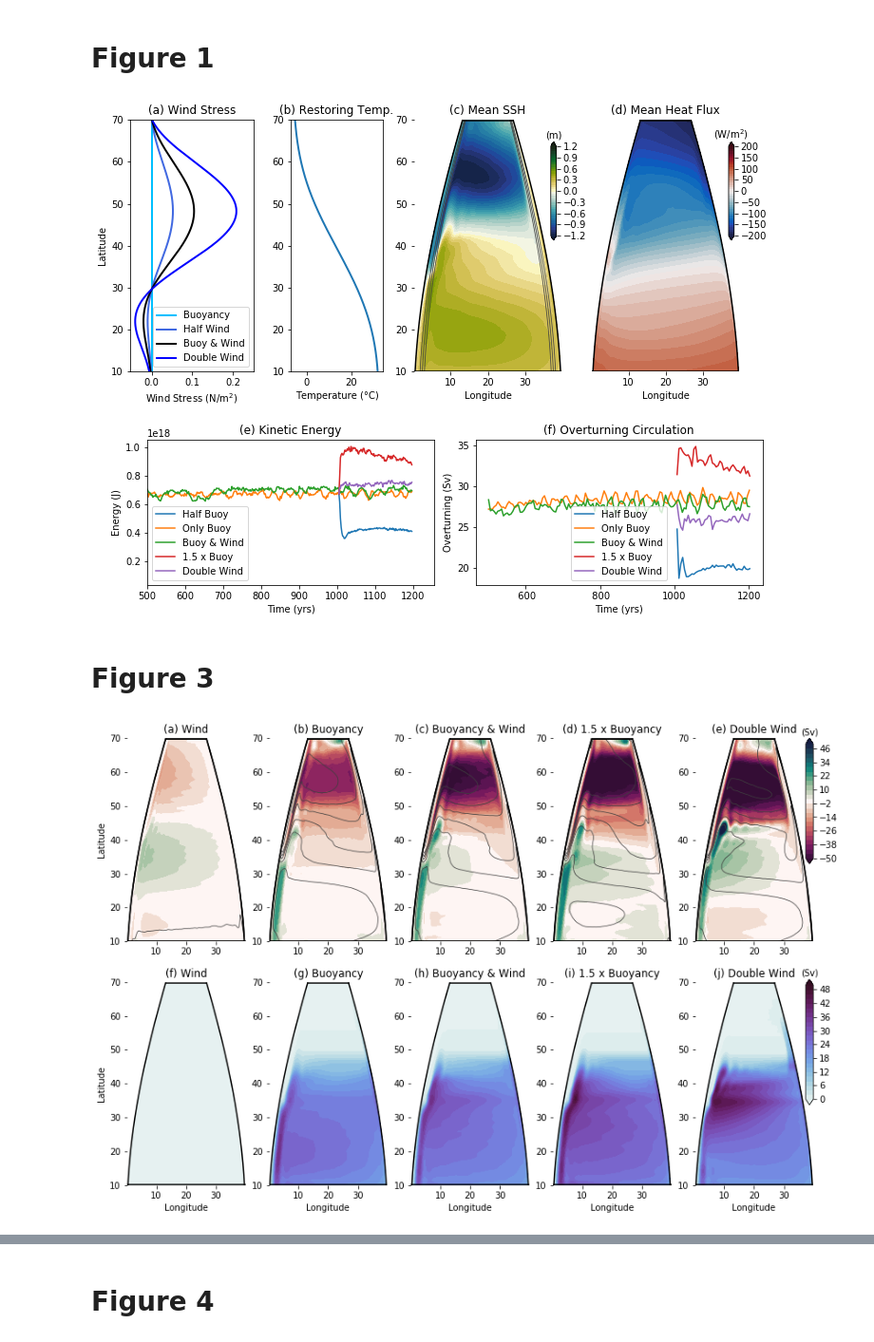
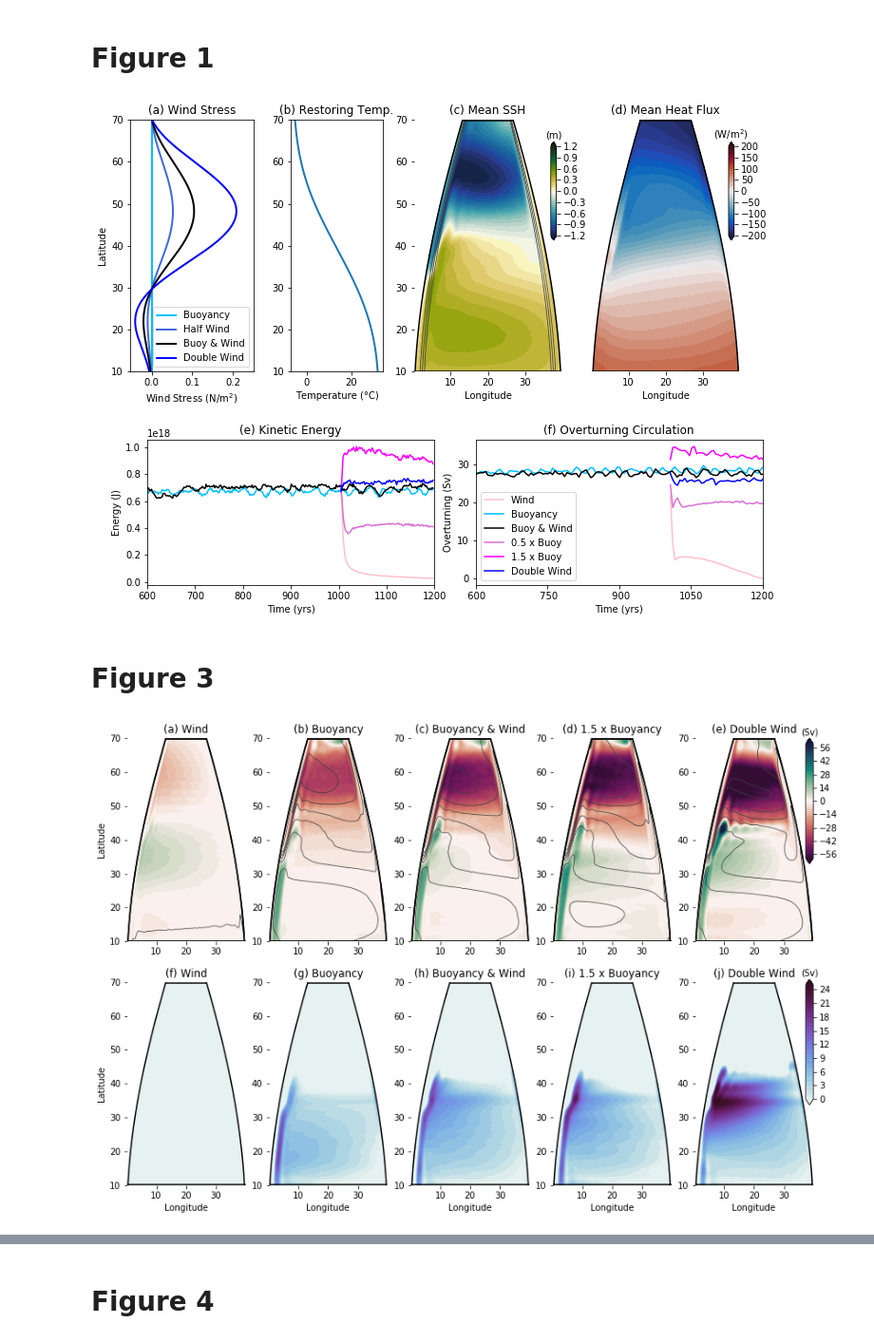
Before and after one commit to AndyHoggANU/tub-north, a Jupyter notebook: PaperFigures.ipynb, the cells around one changed output, grey strips where cells are left out. Shown at 95% size. Cells and saved outputs as stored; diff of their text form; code cells hidden in the pictures.

```diff
--- a/PaperFigures.ipynb
+++ b/PaperFigures.ipynb
@@ -33,18 +33,22 @@ buoyancy = [0, 0.05, 0.1, 0.2, 0.3]
 GM_expts = ['tx01-fc02','tx00-fc02','GM','GM-tx00']
 processed = '/Users/andy/Code/buoyancy-gyres/tub-north-processed/'
 
-Expts = ['tx01-fc01','tx00-fc02','tx01-fc02','tx01-fc03','tx02-fc02']
-ExptLabels=['Half Buoy','Only Buoy','Buoy & Wind','1.5 x Buoy','Double Wind']
+Expts = ['tx01-fc00','tx00-fc02','tx01-fc02','tx01-fc01','tx01-fc03','tx02-fc02']
+ExptLabels=['Wind','Buoyancy','Buoy & Wind','0.5 x Buoy','1.5 x Buoy','Double Wind']
+ExptColour = ['pink','deepskyblue','k','orchid','magenta','b']
+
+AllExpts = ['tx01-fc00','tx00-fc02','tx01-fc02','tx01-fc005','tx01-fc01','tx005-fc02','tx01-fc03','tx02-fc02']
+AllLabels=['(a) Wind','(b) Buoyancy','(c) Buoy & Wind','(d) 0.25 x Buoy','(e) 0.5 x Buoy','(f) 0.5 x Wind','(g) 1.5 x Buoy','(h) Double Wind']
 
 
 KeyExpts = ['tx01-fc00','tx00-fc02','tx01-fc02','tx01-fc03','tx02-fc02']
 KeyLabels=['(a) Wind','(b) Buoyancy','(c) Buoyancy & Wind','(d) 1.5 x Buoyancy','(e) Double Wind']
 LowerLabels=['(f) Wind','(g) Buoyancy','(h) Buoyancy & Wind','(i) 1.5 x Buoyancy','(j) Double Wind']
 KeyColour = ['pink','deepskyblue','k','magenta','b']
-BuoyColour = ['pink','hotpink','k','magenta']
-BuoyLabel = ['Wind','Half Buoy','Buoy & Wind','Double Buoy']
+BuoyColour = ['pink','plum','orchid','k','magenta']
+BuoyLabel = ['Wind','0.25 x Buoy','0.5 x Buoy','Buoy & Wind','1.5 x Buoy']
 WindColour = ['deepskyblue','royalblue','k','b']
-WindLabel = ['Buoyancy','Half Wind','Buoy & Wind','Double Wind']
+WindLabel = ['Buoyancy','0.5 x Wind','Buoy & Wind','Double Wind']
 # %%
 def plot_mercator(ax,X0,Y0):
     X,Y = np.meshgrid(X0,Y0)
@@ -184,9 +188,9 @@ for ekey in Expts:
     expt = exptdict[ekey]['expt']
     FileName = processed+expt+'/'+'KE_timeseries.nc'
     KE = xr.open_dataset(FileName).KE
-    KE.groupby_bins('Time',np.arange(0,1200,2)).mean().plot(label=ExptLabels[ii])
-plt.legend()
-ax0.set_xlim(xmin=500)
+    KE.groupby_bins('Time',np.arange(0,1200,2)).mean().plot(color=ExptColour[ii],label=ExptLabels[ii])
+#plt.legend()
+ax0.set_xlim([600,1200])
 ax0.set_ylabel('Energy (J)')
 ax0.set_xlabel('Time (yrs)')
 ax0.set_title('(e) Kinetic Energy')
@@ -201,10 +205,10 @@ for ekey in Expts:
     expt = exptdict[ekey]['expt']
     FileName = processed+expt+'/'+variable+'_overturning_timeseries.nc'
     psi = xr.open_dataset(FileName).vh_rho
-    psi.sel(Time=slice('0500-01-01','1200-01-01')).resample(Time='5Y').mean().plot(label=ExptLabels[ii])
+    psi.sel(Time=slice('0500-01-01','1200-01-01')).resample(Time='5Y').mean().plot(color=ExptColour[ii],label=ExptLabels[ii])
 #plt.ylim(ymin=0,ymax=36)
 plt.legend()
-
+ax0.set_xlim([cftime.DatetimeJulian(600,1,1),cftime.DatetimeJulian(1200,1,1)])
 ax0.set_title('(f) Overturning Circulation')
 ax0.set_ylabel('Overturning (Sv)')
 ax0.set_xlabel('Time (yrs)')
@@ -212,7 +216,7 @@ ax0.set_xlabel('Time (yrs)')
 plt.savefig('Figure1.png')
 plt.savefig('Figure1.pdf')
 # %% [output]
-[figure, old version]
+[figure, new version]
 # %% [markdown]
 # Figure 3
 # %%
@@ -221,9 +225,9 @@ plt.subplots_adjust(bottom=0.06,left=0.05,right=0.96,top=0.95)
 
 ii=-1
 
-vlev = np.linspace(-50,50,26)
+vlev = np.linspace(-60,60,61)
 tlev = np.linspace(0,30,16)
-plev = np.linspace(0,50,26)
+plev = np.linspace(0,25,26)
 for ekey in KeyExpts:
     ii+=1
     expt = exptdict[ekey]['expt']
@@ -237,36 +241,41 @@ for ekey in KeyExpts:
     p1=ax0.contourf(X,Y,psi,levels=vlev,extend='both',cmap=cm.cm.curl_r)
     ax0.set_title(KeyLabels[ii])
 
+    #print(expt)
+    #print(psi.sel(yq=slice(55,65)).mean('yq'))#.min())
+
     variable = 'temp'
     FileName = processed+expt+'/'+variable+'_surf_averaged.nc'
     SST = xr.open_dataset(FileName).temp
     X,Y = plot_mercator(ax0,SST.coords['xh'],SST.coords['yh'])
     p2=ax0.contour(X,Y,SST,levels=tlev,colors='0.25',linewidths=0.75)
     ax0.set_xlabel('')
 
     variable='vh_rho'
     FileName = processed+expt+'/'+variable+'_upper_averaged.nc'
     psi = xr.open_dataset(FileName).vh_rho
+    psi = psi - np.mean(psi.values[40,:])
+
 
     ax0=ax[1,ii]
     X,Y = plot_mercator(ax0,psi.coords['xh'],psi.coords['yq'])
     p3=ax0.contourf(X,Y,psi,levels=plev,extend='both',cmap=cm.cm.dense)
     ax0.set_title(ekey)
     ax0.set_title(LowerLabels[ii])
 
 ax[0,0].set_ylabel('Latitude')
 ax[1,0].set_ylabel('Latitude')
 ax1 = plt.axes([0.95,0.7,0.01,0.25])
 cb = plt.colorbar(p1,cax=ax1,orientation='vertical')#,ticks=[0, 500, 1000, 1500, 2000] )
 cb.ax.xaxis.set_label_position("top")
 cb.ax.set_xlabel('(Sv)')
 
 ax3 = plt.axes([0.95,0.22,0.01,0.25])
 cb = plt.colorbar(p3,cax=ax3,orientation='vertical')#,ticks=[0, 500, 1000, 1500, 2000] )
 cb.ax.xaxis.set_label_position("top")
 cb.ax.set_xlabel('(Sv)')
 
 plt.savefig('Figure3.png')
 plt.savefig('Figure3.pdf')
 # %% [output]
-[figure, old version]
+[figure, new version]
```
Also changed, not shown: parts of 13 cells of this notebook, 2 other files.
